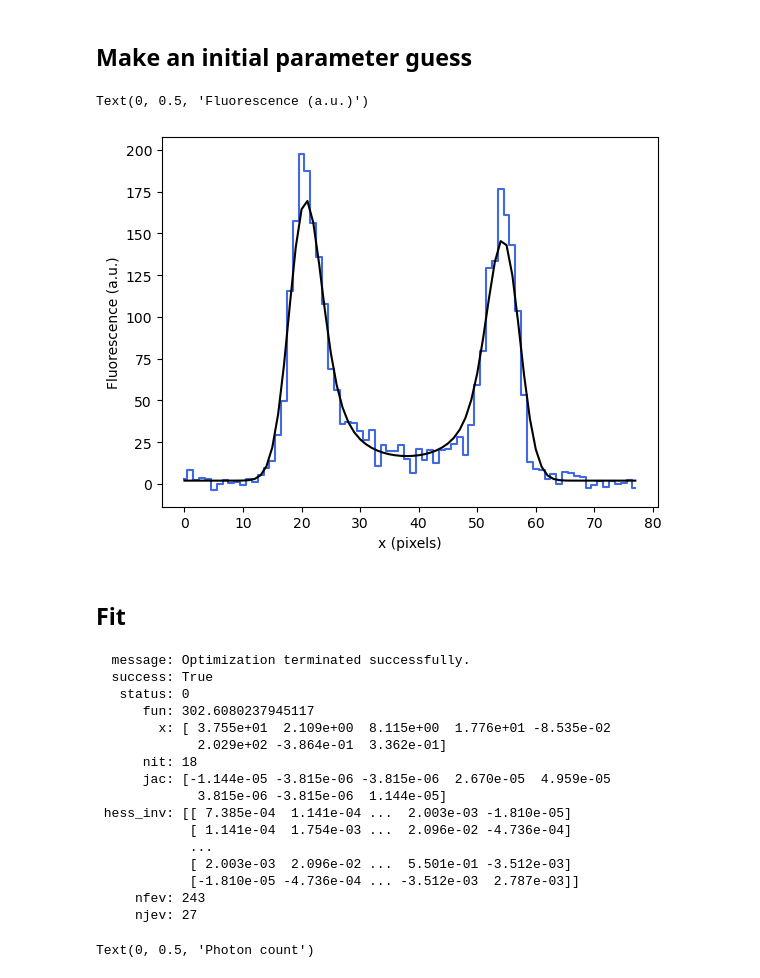
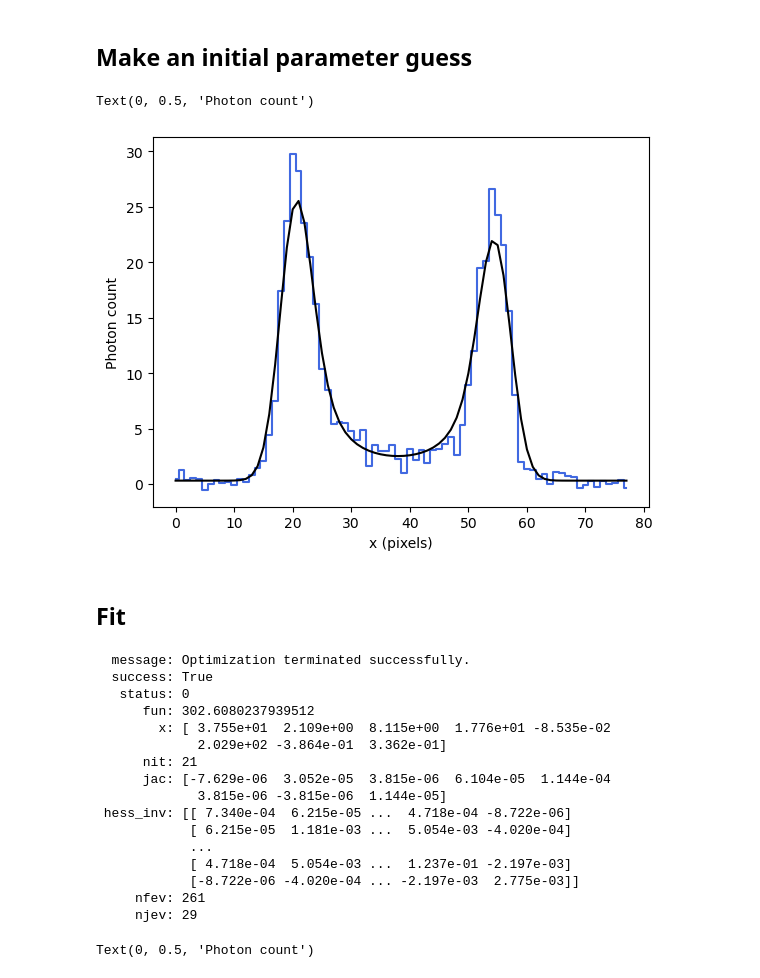
Before and after one commit to drkutuzov/sl2pm, a Jupyter notebook: examples/capillaries/calibration_example.ipynb, the cells around one changed output. Saved outputs shown, nothing was run; the diff lists cells and outputs as text; code cells hidden in the pictures.

```diff
--- a/examples/capillaries/calibration_example.ipynb
+++ b/examples/capillaries/calibration_example.ipynb
@@ -184,38 +200,45 @@ GAIN = 3/ALPHA
 # %% [markdown]
 ## Make an initial parameter guess
 # %%
-p0_C = track_vessel_C.p0_ols(data_wall, ALPHA, sigma_blur=1.5)
+p0_C = track_vessel.ols_wall(data_wall/GAIN, sigma_blur=1.5)
 # %%
-plt.step(x, data_wall, where='mid', c='royalblue')
-plt.plot(x, L_wall(x, *p0_C)*GAIN, c='k')
+plt.step(x, data_wall/GAIN, where='mid', c='royalblue')
+plt.plot(x, L_wall(x, *p0_C), c='k')
 
 plt.xlabel('x (pixels)')
-plt.ylabel('Fluorescence (a.u.)')
+plt.ylabel('Photon count')
 # %% [output]
-Text(0, 0.5, 'Fluorescence (a.u.)')
+Text(0, 0.5, 'Photon count')
-[figure, old version]
+[figure, new version]
 # %% [markdown]
 ## Fit
 # %%
-opt_res_C = track_vessel_C.mle_fit(data_wall, N_AVER, ALPHA, SIGMA, n_r=256, n_phi=256, p0='ols', sigma_blur=1, minimize_options=dict(gtol=1e-4))
+opt_res_C = track_vessel.mle(x,
+                             data_wall,
+                             L_wall,
+                             p0_C,
+                             N_AVER,
+                             ALPHA,
+                             SIGMA,
+                             minimize_options=dict(gtol=1e-3))
 opt_res_C
 # %% [output]
   message: Optimization terminated successfully.
   success: True
    status: 0
-      fun: 302.6080237945117
+      fun: 302.6080237939512
         x: [ 3.755e+01  2.109e+00  8.115e+00  1.776e+01 -8.535e-02
              2.029e+02 -3.864e-01  3.362e-01]
-      nit: 18
-      jac: [-1.144e-05 -3.815e-06 -3.815e-06  2.670e-05  4.959e-05
+      nit: 21
+      jac: [-7.629e-06  3.052e-05  3.815e-06  6.104e-05  1.144e-04
              3.815e-06 -3.815e-06  1.144e-05]
- hess_inv: [[ 7.385e-04  1.141e-04 ...  2.003e-03 -1.810e-05]
-            [ 1.141e-04  1.754e-03 ...  2.096e-02 -4.736e-04]
+ hess_inv: [[ 7.340e-04  6.215e-05 ...  4.718e-04 -8.722e-06]
+            [ 6.215e-05  1.181e-03 ...  5.054e-03 -4.020e-04]
             ...
-            [ 2.003e-03  2.096e-02 ...  5.501e-01 -3.512e-03]
-            [-1.810e-05 -4.736e-04 ... -3.512e-03  2.787e-03]]
-     nfev: 243
-     njev: 27
+            [ 4.718e-04  5.054e-03 ...  1.237e-01 -2.197e-03]
+            [-8.722e-06 -4.020e-04 ... -2.197e-03  2.775e-03]]
+     nfev: 261
+     njev: 29
 # %%
 plt.step(x, data_wall/GAIN, where='mid', c='royalblue')
 plt.plot(x, L_wall(x, *opt_res_C.x), c='k')
```
Also changed, not shown: parts of 10 cells of this notebook, 1 other file.
